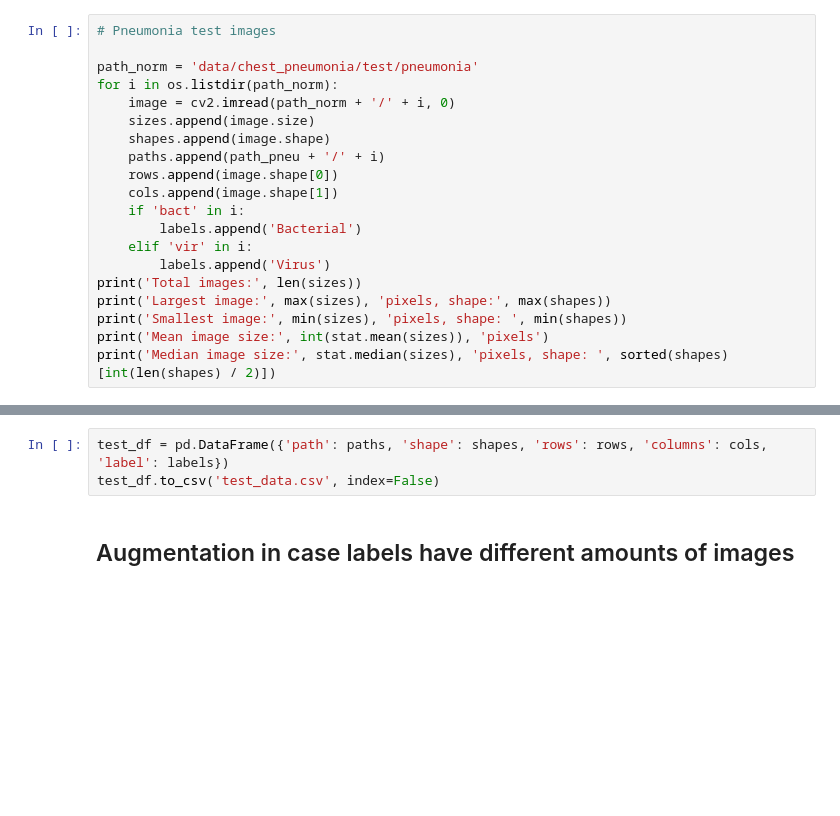
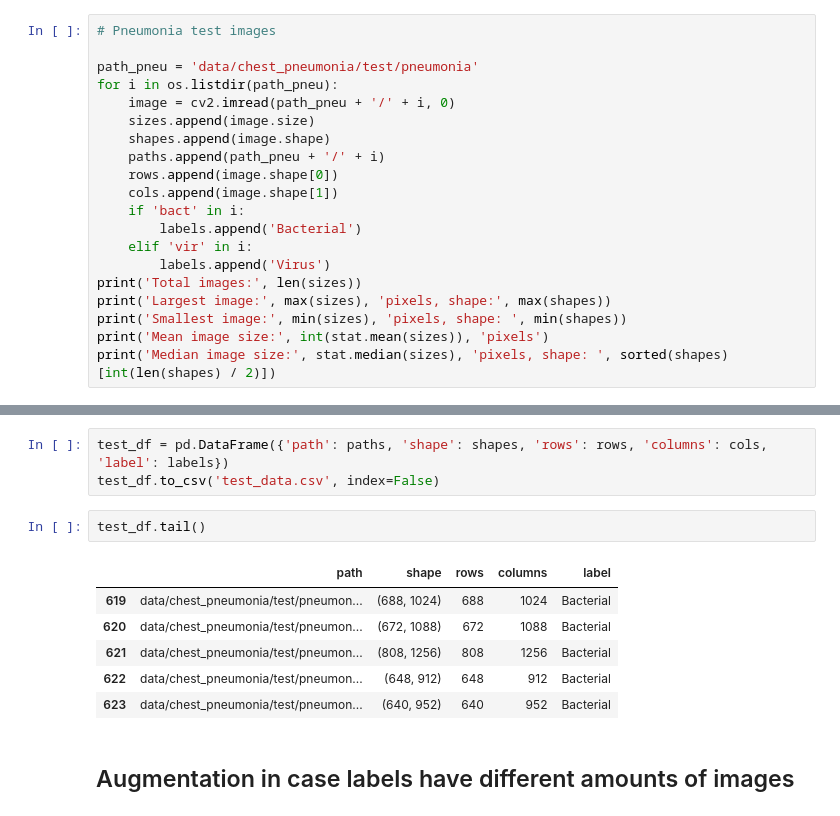
Before and after one commit to alfonsogarcia-git/data_science_nov2020_alfon, a Jupyter notebook: Projects/Project2_ML_Alfon/data_observation.ipynb, the cells around one changed output, grey strips where cells are left out. Saved outputs shown, nothing was run; the diff lists cells and outputs as text; blank space fills up the shorter version.

```diff
--- a/Projects/Project2_ML_Alfon/data_observation.ipynb
+++ b/Projects/Project2_ML_Alfon/data_observation.ipynb
@@ -217,9 +217,9 @@ Median image size: 2327083 pixels, shape:  (1318, 1754)
 # %%
 # Pneumonia test images
 
-path_norm = 'data/chest_pneumonia/test/pneumonia'
-for i in os.listdir(path_norm):
-    image = cv2.imread(path_norm + '/' + i, 0)
+path_pneu = 'data/chest_pneumonia/test/pneumonia'
+for i in os.listdir(path_pneu):
+    image = cv2.imread(path_pneu + '/' + i, 0)
     sizes.append(image.size)
     shapes.append(image.shape)
     paths.append(path_pneu + '/' + i)
@@ -243,6 +243,15 @@ Median image size: 1087328.0 pixels, shape:  (871, 1206)
 # %%
 test_df = pd.DataFrame({'path': paths, 'shape': shapes, 'rows': rows, 'columns': cols, 'label': labels})
 test_df.to_csv('test_data.csv', index=False)
+# %%
+test_df.tail()
+# %% [output]
+|  | path | shape | rows | columns | label |
+| 619 | data/chest_pneumonia/test/pneumon... | (688, 1024) | 688 | 1024 | Bacterial |
+| 620 | data/chest_pneumonia/test/pneumon... | (672, 1088) | 672 | 1088 | Bacterial |
+| 621 | data/chest_pneumonia/test/pneumon... | (808, 1256) | 808 | 1256 | Bacterial |
+| 622 | data/chest_pneumonia/test/pneumon... | (648, 912) | 648 | 912 | Bacterial |
+| 623 | data/chest_pneumonia/test/pneumon... | (640, 952) | 640 | 952 | Bacterial |
 # %% [markdown]
 ## Augmentation in case labels have different amounts of images
 # %%
```
Also changed, not shown: parts of 1 cell of this notebook, 6 other files.
